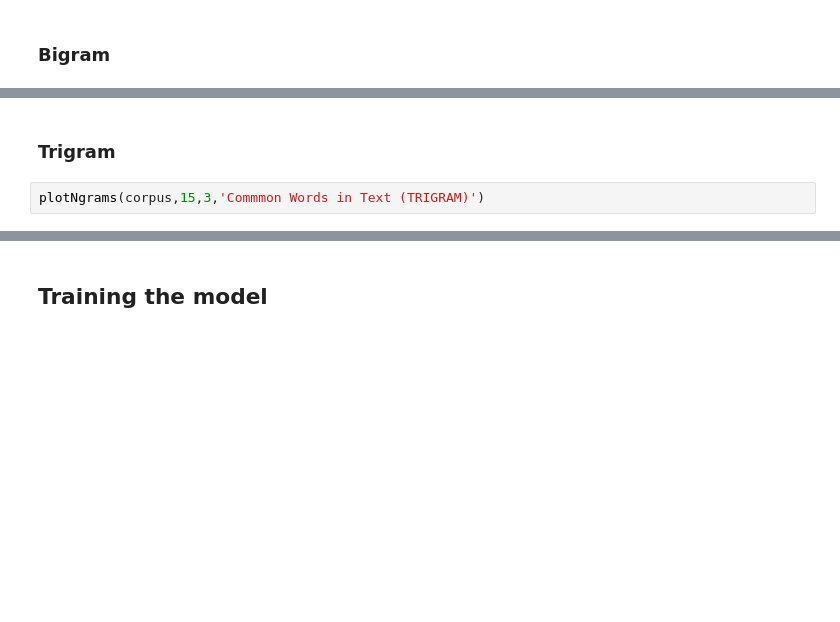
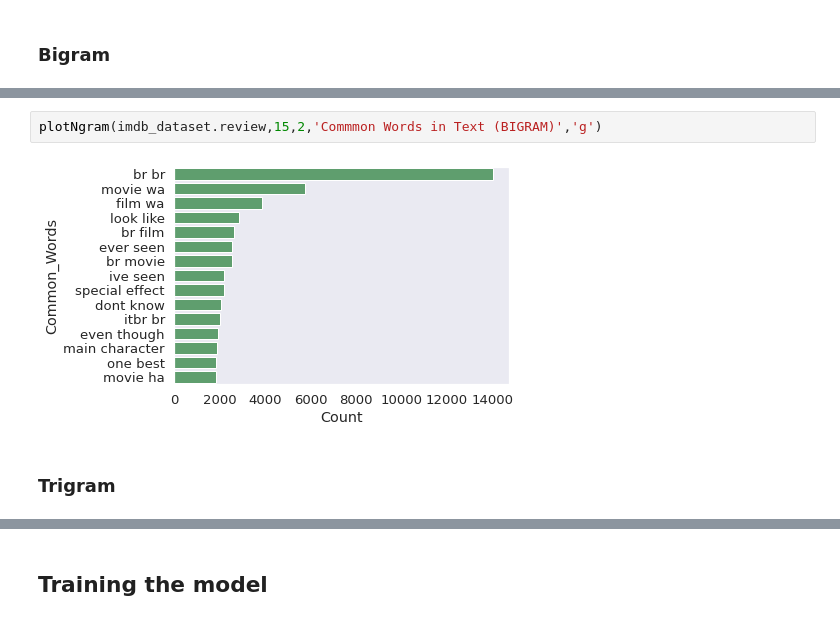
Before and after one commit to Davichet-e/ml-movie-oraculum, a Jupyter notebook: reviews/Data Procesing and cleaning of Reviews Dataset.ipynb, the cells around one changed output, grey strips where cells are left out. Drawn from its saved outputs; the diff is of its cells as text; blank space fills up the shorter version.

```diff
--- a/reviews/Data Procesing and cleaning of Reviews Dataset.ipynb
+++ b/reviews/Data Procesing and cleaning of Reviews Dataset.ipynb
@@ -409,4 +404,6 @@ ValueError: empty vocabulary; perhaps the documents only contain stop words
+# %%
+plotNgram(imdb_dataset.review,15,2,'Commmon Words in Text (BIGRAM)','g')
+# %% [output]
+[figure, added]
 # %% [markdown]
 ### Trigram
-# %%
-plotNgrams(corpus,15,3,'Commmon Words in Text (TRIGRAM)')
```
Also changed, not shown: parts of 10 cells of this notebook, 1 other file.
